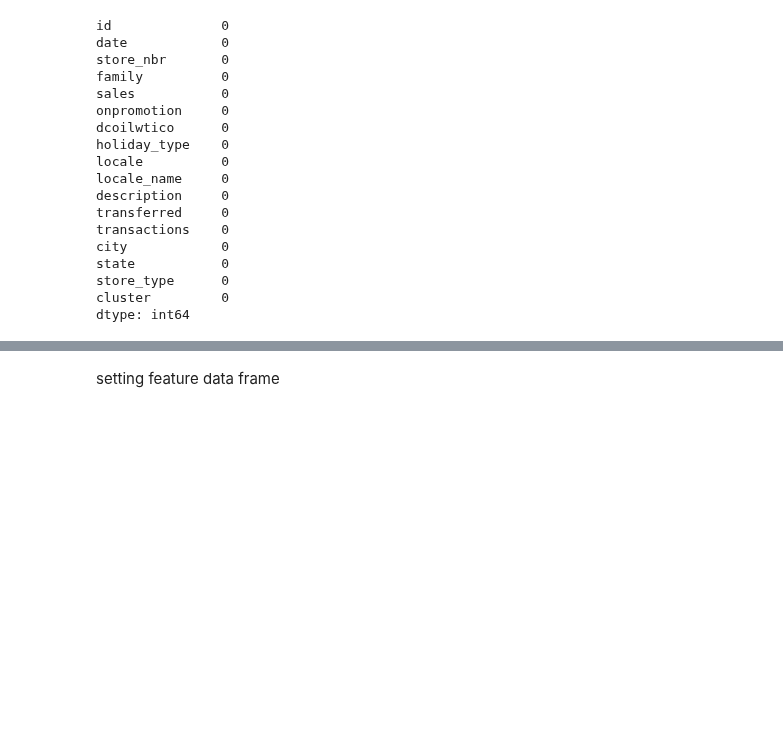
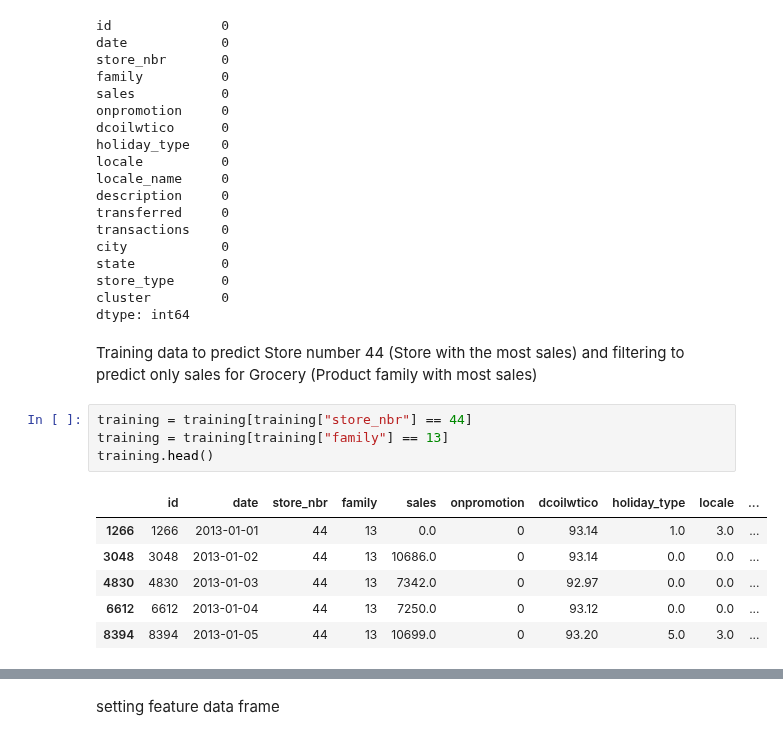
Before and after one commit to lieric90/Store-Sales, a Jupyter notebook: Store Sales Predictions/store_sale_predictions.ipynb, the cells around one changed output, grey strips where cells are left out. Cells and saved outputs as stored; diff of their text form; blank space fills up the shorter version.

Commit message:
Preprocessing and predicting top store grocery sales

```diff
--- a/Store Sales Predictions/store_sale_predictions.ipynb
+++ b/Store Sales Predictions/store_sale_predictions.ipynb
@@ -371,3 +371,16 @@ state           0
 store_type      0
 cluster         0
 dtype: int64
+# %% [markdown]
+Training data to predict Store number 44 (Store with the most sales) and filtering to predict only sales for Grocery (Product family with most sales)
+# %%
+training = training[training["store_nbr"] == 44]
+training = training[training["family"] == 13]
+training.head()
+# %% [output]
+|  | id | date | store_nbr | family | sales | onpromotion | dcoilwtico | holiday_type | locale | ... |
+| 1266 | 1266 | 2013-01-01 | 44 | 13 | 0.0 | 0 | 93.14 | 1.0 | 3.0 | ... |
+| 3048 | 3048 | 2013-01-02 | 44 | 13 | 10686.0 | 0 | 93.14 | 0.0 | 0.0 | ... |
+| 4830 | 4830 | 2013-01-03 | 44 | 13 | 7342.0 | 0 | 92.97 | 0.0 | 0.0 | ... |
+| 6612 | 6612 | 2013-01-04 | 44 | 13 | 7250.0 | 0 | 93.12 | 0.0 | 0.0 | ... |
+| 8394 | 8394 | 2013-01-05 | 44 | 13 | 10699.0 | 0 | 93.20 | 5.0 | 3.0 | ... |
```
Also changed, not shown: parts of 15 cells of this notebook.
